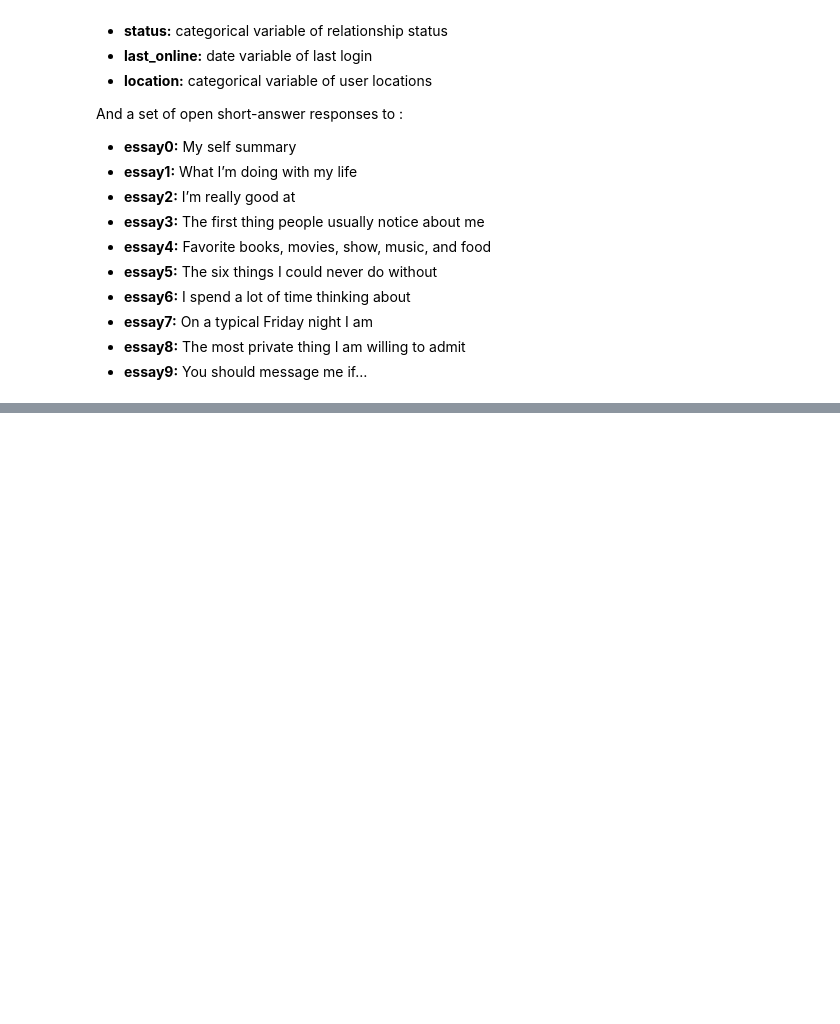
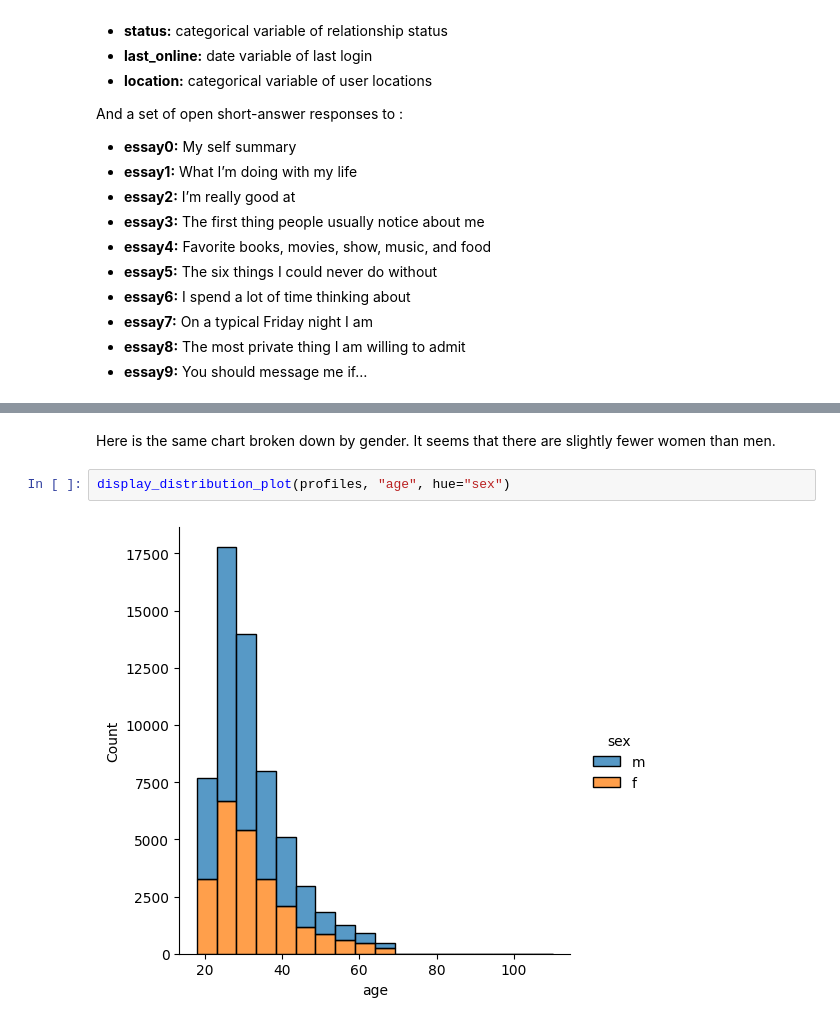
Before and after one commit to webmaster99-stack/course-project-math-for-devs, a Jupyter notebook: main.ipynb, the cells around one changed output, grey strips where cells are left out. Saved outputs shown, nothing was run; the diff lists cells and outputs as text; blank space fills up the shorter version.

```diff
--- a/main.ipynb
+++ b/main.ipynb
@@ -112,0 +162,6 @@ And a set of open short-answer responses to :
+# %% [markdown]
+Here is the same chart broken down by gender. It seems that there are slightly fewer women than men.
+# %%
+display_distribution_plot(profiles, "age", hue="sex")
+# %% [output]
+[figure, added]
```
Also changed, not shown: parts of 63 cells of this notebook.
